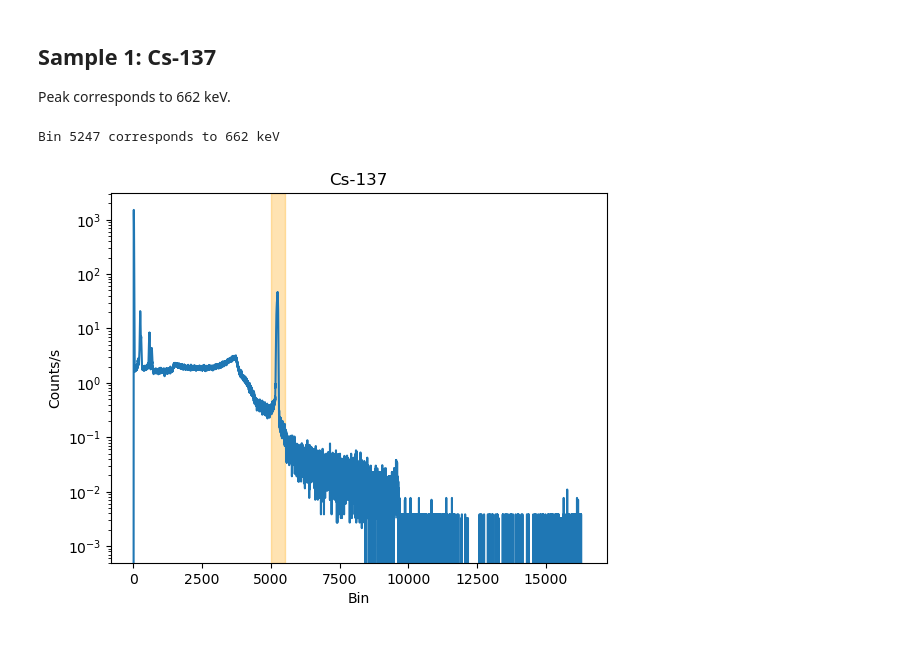
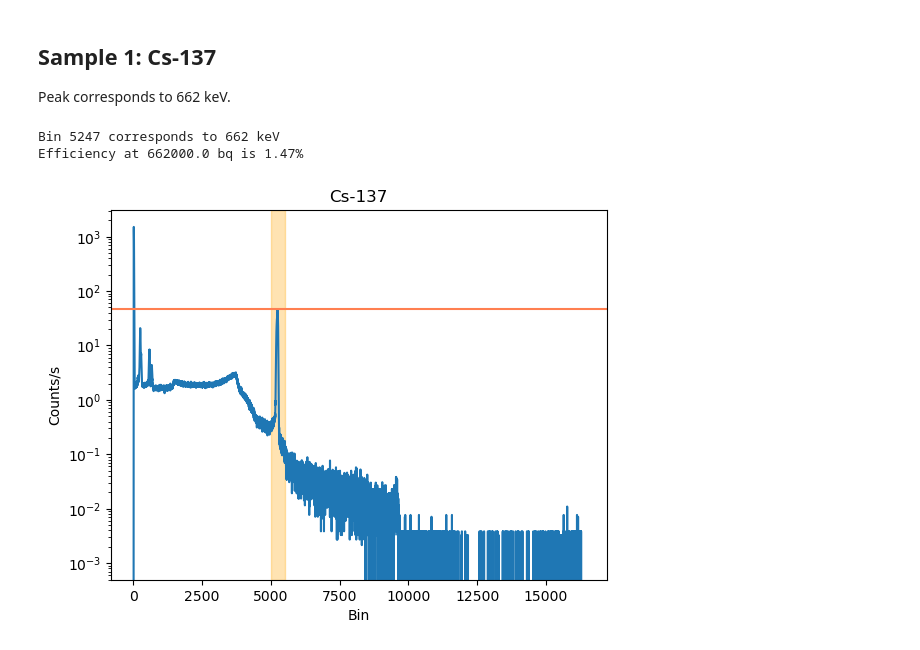
Before and after one commit to juliaeveritt/eng-phys-lab, a Jupyter notebook: E3 - Radioactivity of Air/Calibration plots.ipynb, the cells around one changed output. Saved outputs shown, nothing was run; the diff lists cells and outputs as text; code cells hidden in the pictures.

```diff
--- a/E3 - Radioactivity of Air/Calibration plots.ipynb
+++ b/E3 - Radioactivity of Air/Calibration plots.ipynb
@@ -35,33 +36,42 @@ Peak corresponds to 662 keV.
 # %%
 filepath = 'data/cs137_x10.csv'
 duration = 260  # s
 
 df = pd.read_csv(filepath, header=7)
 df.columns = ['ch', 'n']
 
 ch = df['ch']  # bin
-n = df['n'] / duration - bg_n# counts/s
+n = df['n'] / duration - bg_n  # counts/s
 
 plt.plot(ch, n)
 plt.xlabel('Bin')
 plt.ylabel('Counts/s')
 plt.yscale('log')
 plt.title('Cs-137')
 
 lower_idx = 5000
 upper_idx = 5500
 
 y = n[lower_idx:upper_idx]
 amax = np.amax(y)
 index = y.argmax() + lower_idx
 
 plt.axvspan(ch[lower_idx], ch[upper_idx], color="orange", alpha=0.3)
-# plt.axhline(amax, color="coral")
+plt.axhline(amax, color="coral")
 # plt.axvline(index, color="coral")
 
+bq_meas1 = amax
+bq_exp1 = 335.6E+3  # Expected rate of Cs-137 source
+br1 = 0.944  # branching ratio of gamma emission for Cs-137
+energy1 = 662E+3  # Expected peak position of Cs-137 source
+eff1 = bq_meas1 / (bq_exp1 * br1) * 100
+
 print(f'Bin {index} corresponds to 662 keV')
-bin_arr.append(index)
-energy_arr.append(662)
+print(f'Efficiency at {energy1} bq is {eff1*100:.2f}%')
+
+eff_arr1 = [energy1, eff1]
+corr_arr1 = [index, energy1]
 # %% [output]
 Bin 5247 corresponds to 662 keV
+Efficiency at 662000.0 bq is 1.47%
-[figure, old version]
+[figure, new version]
```
Also changed, not shown: parts of 19 cells of this notebook, 5 other files.
